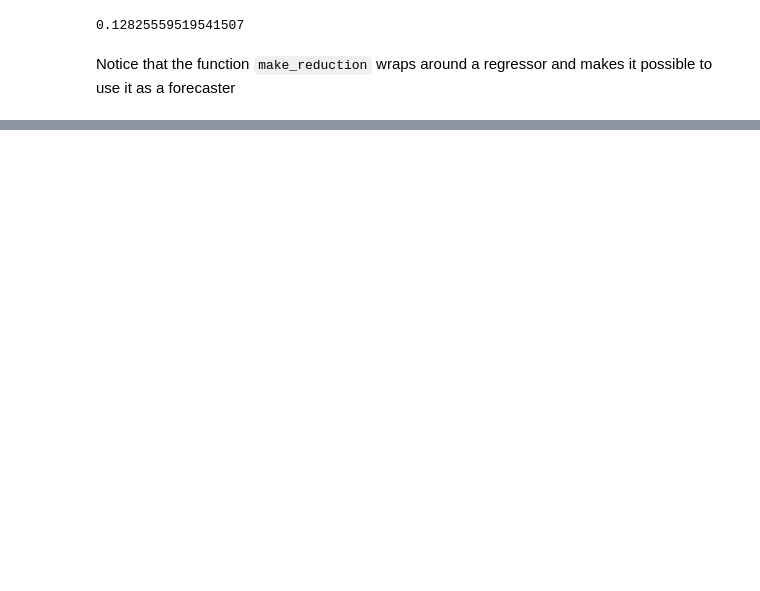
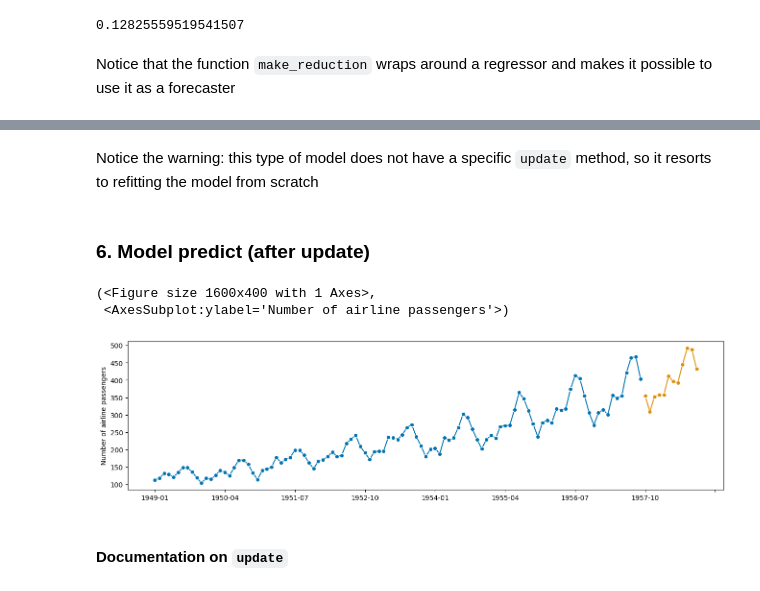
Before and after one commit to Edoch94/sktime-notes, a Jupyter notebook: 2_forecasting.ipynb, the cells around one changed output, grey strips where cells are left out. Drawn from its saved outputs; the diff is of its cells as text; code cells hidden in the pictures; blank space fills up the shorter version.

```diff
--- a/2_forecasting.ipynb
+++ b/2_forecasting.ipynb
@@ -223,0 +322,14 @@ Notice that the function `make_reduction` wraps around a regressor and makes it
+# %% [markdown]
+Notice the warning: this type of model does not have a specific `update` method, so it resorts to refitting the model from scratch
+# %% [markdown]
+### 6. Model predict (after update)
+# %%
+y_pred = forecaster.predict(fh)
+
+plot_series(y_observed,y_pred)
+# %% [output]
+(<Figure size 1600x400 with 1 Axes>,
+ <AxesSubplot:ylabel='Number of airline passengers'>)
+[figure, added]
+# %% [markdown]
+#### Documentation on `update`
```
Also changed, not shown: parts of 34 cells of this notebook.
